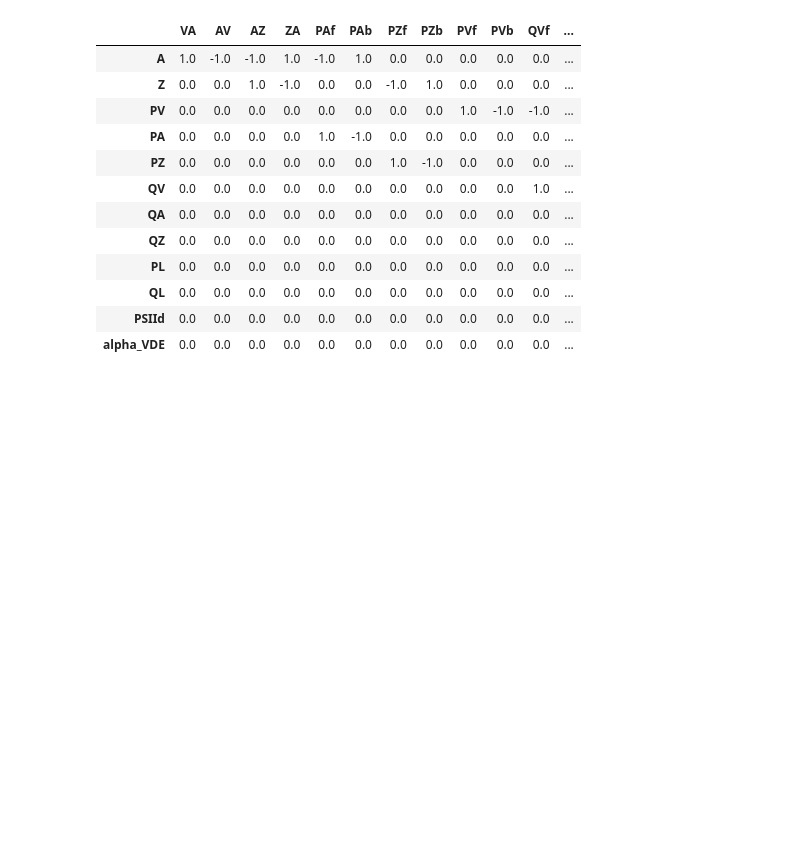
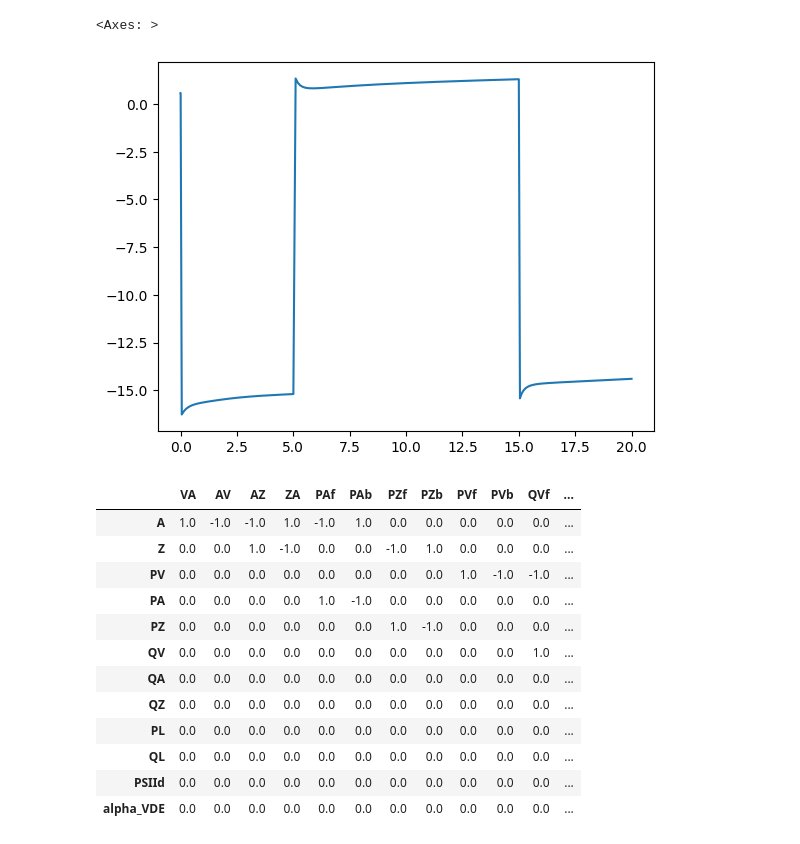
Before and after one commit to Computational-Biology-Aachen/mxl-models, a Jupyter notebook: docs/lam2026.ipynb, the cells around one changed output. Drawn from its saved outputs; the diff is of its cells as text; code cells hidden in the pictures; blank space fills up the shorter version.

```diff
--- a/docs/lam2026.ipynb
+++ b/docs/lam2026.ipynb
@@ -27,3 +77,8 @@ res.index = res.index/60
+# %%
+res["tau_inv"].plot()
+# %% [output]
+<Axes: >
+[figure, added]
 # %%
 get_lam2026().get_stoichiometries()
 # %% [output]
```
Also changed, not shown: parts of 11 cells of this notebook, 1 other file.
